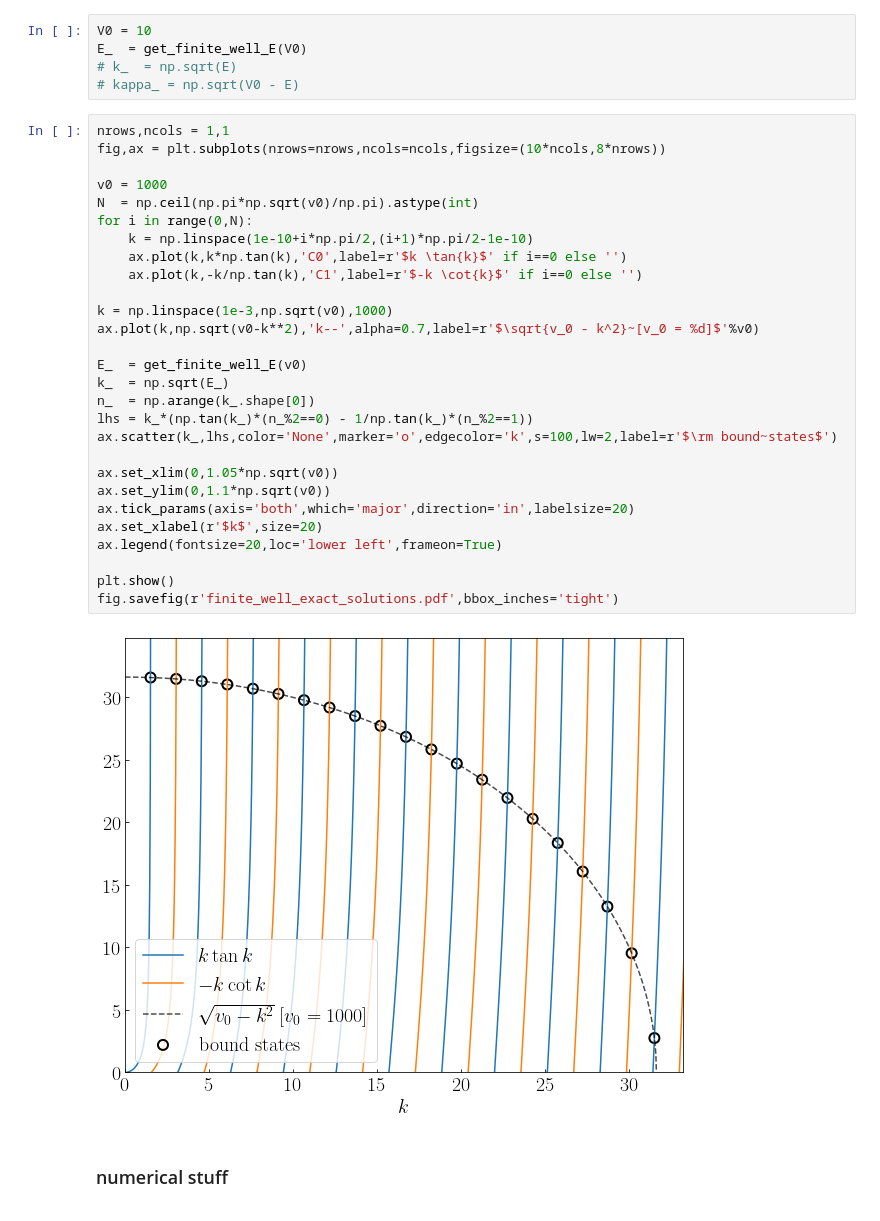
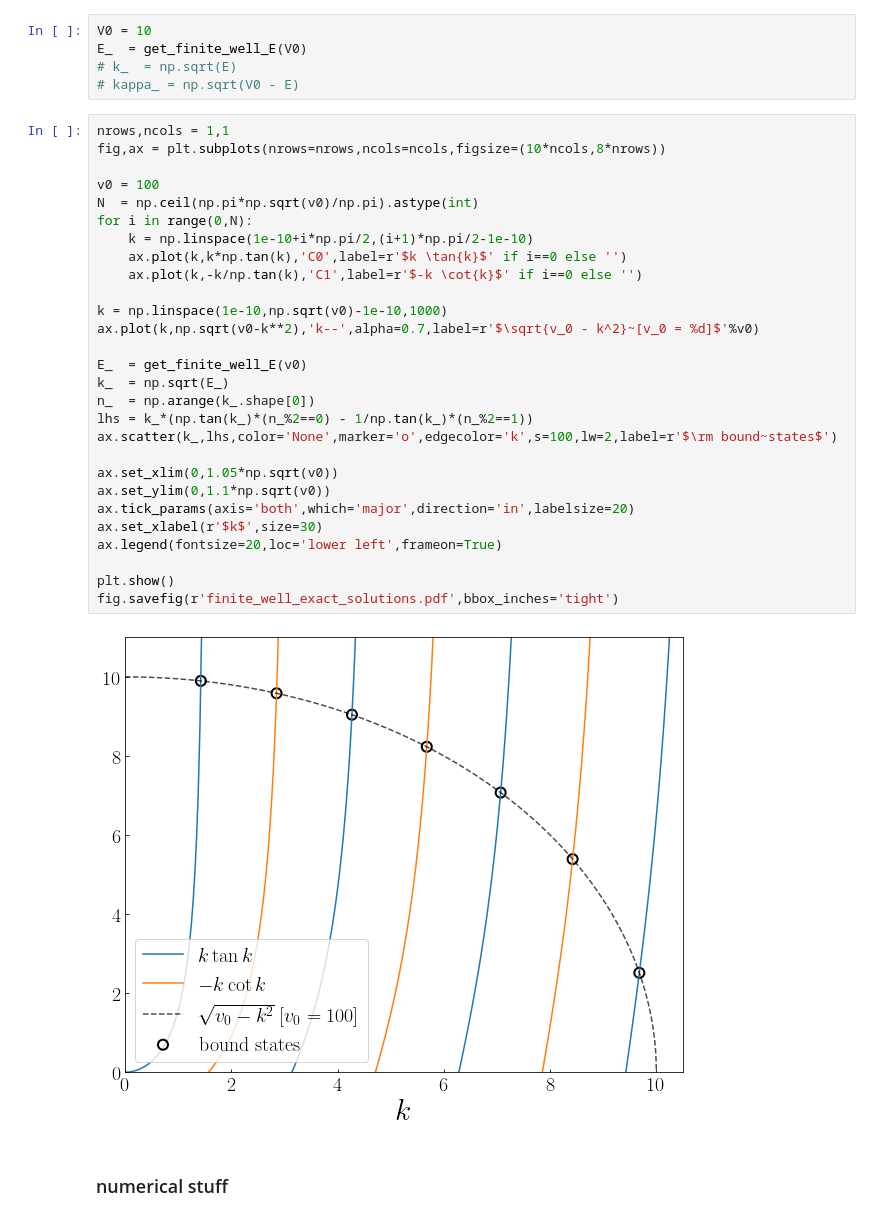
Before and after one commit to rwhitehill/CP-PHYS811-F24, a Jupyter notebook: P3/main.ipynb, the cells around one changed output. Drawn from its saved outputs; the diff is of its cells as text.

```diff
--- a/P3/main.ipynb
+++ b/P3/main.ipynb
@@ -129,33 +117,33 @@ E_  = get_finite_well_E(V0)
 # %%
 nrows,ncols = 1,1
 fig,ax = plt.subplots(nrows=nrows,ncols=ncols,figsize=(10*ncols,8*nrows))
 
-v0 = 1000
+v0 = 100
 N  = np.ceil(np.pi*np.sqrt(v0)/np.pi).astype(int)
 for i in range(0,N):
     k = np.linspace(1e-10+i*np.pi/2,(i+1)*np.pi/2-1e-10)
     ax.plot(k,k*np.tan(k),'C0',label=r'$k \tan{k}$' if i==0 else '')
     ax.plot(k,-k/np.tan(k),'C1',label=r'$-k \cot{k}$' if i==0 else '')
 
-k = np.linspace(1e-3,np.sqrt(v0),1000)
+k = np.linspace(1e-10,np.sqrt(v0)-1e-10,1000)
 ax.plot(k,np.sqrt(v0-k**2),'k--',alpha=0.7,label=r'$\sqrt{v_0 - k^2}~[v_0 = %d]$'%v0)
 
 E_  = get_finite_well_E(v0)
 k_  = np.sqrt(E_)
 n_  = np.arange(k_.shape[0])
 lhs = k_*(np.tan(k_)*(n_%2==0) - 1/np.tan(k_)*(n_%2==1))
 ax.scatter(k_,lhs,color='None',marker='o',edgecolor='k',s=100,lw=2,label=r'$\rm bound~states$')
 
 ax.set_xlim(0,1.05*np.sqrt(v0))
 ax.set_ylim(0,1.1*np.sqrt(v0))
 ax.tick_params(axis='both',which='major',direction='in',labelsize=20)
-ax.set_xlabel(r'$k$',size=20)
+ax.set_xlabel(r'$k$',size=30)
 ax.legend(fontsize=20,loc='lower left',frameon=True)
 
 plt.show()
 fig.savefig(r'finite_well_exact_solutions.pdf',bbox_inches='tight')
 # %% [output]
-[figure, old version]
+[figure, new version]
 # %% [markdown]
 ### numerical stuff
 # %% [markdown]
```
Also changed, not shown: parts of 29 cells of this notebook, 18 other files.
